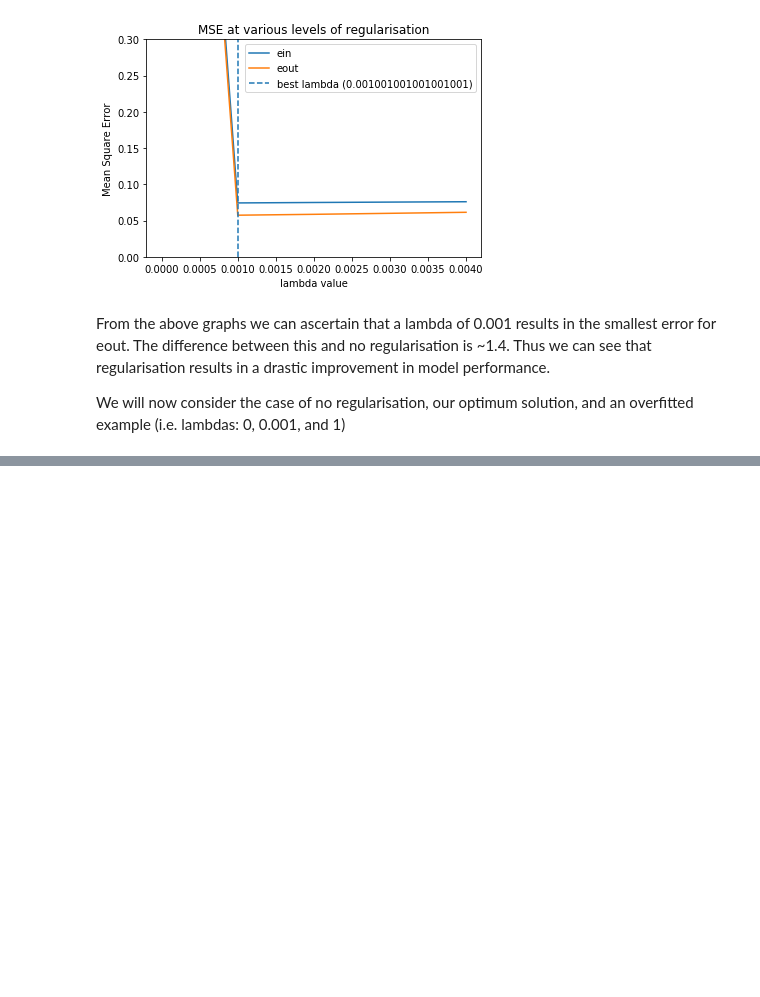
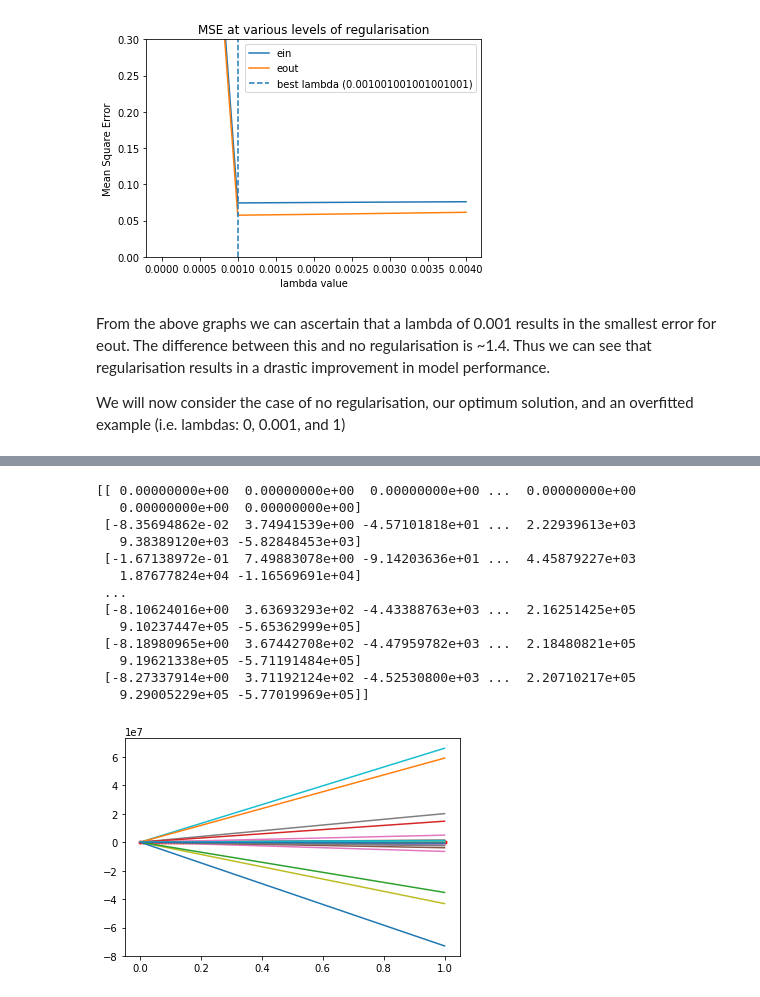
Before and after one commit to vipulpopat/MSCAI_Sem1_Etivity4, a Jupyter notebook: Etivity4_CE6002_16139658.ipynb, the cells around one changed output, grey strips where cells are left out. Saved outputs shown, nothing was run; the diff lists cells and outputs as text; code cells hidden in the pictures; blank space fills up the shorter version.

```diff
--- a/Etivity4_CE6002_16139658.ipynb
+++ b/Etivity4_CE6002_16139658.ipynb
@@ -126,0 +125,3 @@ under_w, optimum_w, over_w= weights[0], weights[]
+# %%
+over_w, optimum_w, under_w = weights[0], weights[eout.index(min(eout))], weights[-1]
+print(optimum_w)
@@ -126,0 +142,24 @@ under_w, optimum_w, over_w= weights[0], weights[]
+# %%
+over_p = lin_reg(over_w, X)
+print(over_p)
+optimum_p = lin_reg(optimum_w, X)
+under_p = lin_reg(under_w, X)
+
+plt.plot(X,y,'r.')
+plt.plot(X, over_p)
+plt.show()
+# %% [output]
+[[ 0.00000000e+00  0.00000000e+00  0.00000000e+00 ...  0.00000000e+00
+   0.00000000e+00  0.00000000e+00]
+ [-8.35694862e-02  3.74941539e+00 -4.57101818e+01 ...  2.22939613e+03
+   9.38389120e+03 -5.82848453e+03]
+ [-1.67138972e-01  7.49883078e+00 -9.14203636e+01 ...  4.45879227e+03
+   1.87677824e+04 -1.16569691e+04]
+ ...
+ [-8.10624016e+00  3.63693293e+02 -4.43388763e+03 ...  2.16251425e+05
+   9.10237447e+05 -5.65362999e+05]
+ [-8.18980965e+00  3.67442708e+02 -4.47959782e+03 ...  2.18480821e+05
+   9.19621338e+05 -5.71191484e+05]
+ [-8.27337914e+00  3.71192124e+02 -4.52530800e+03 ...  2.20710217e+05
+   9.29005229e+05 -5.77019969e+05]]
+[figure, added]
```
Also changed, not shown: parts of 2 cells of this notebook.
